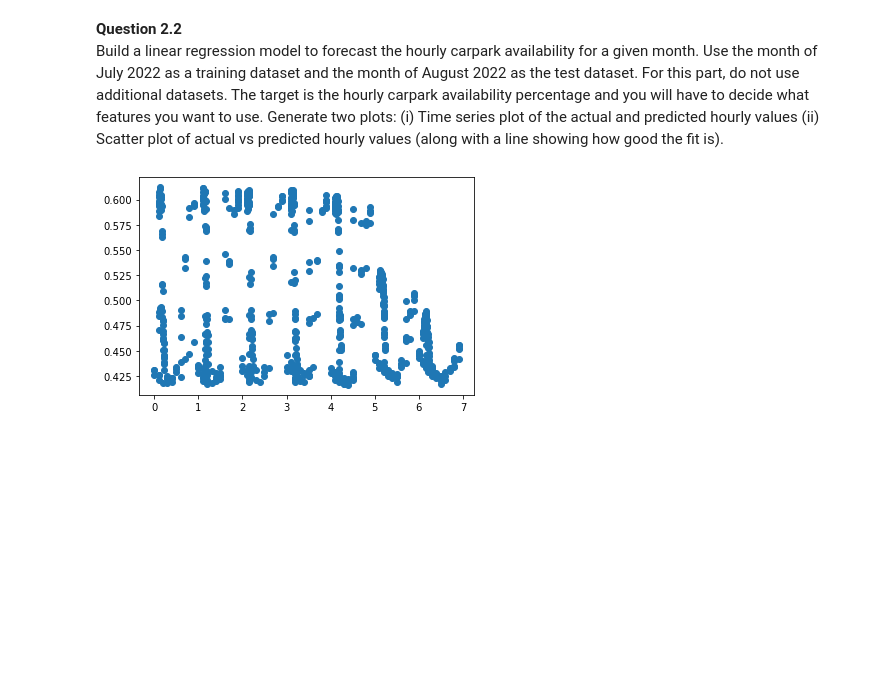
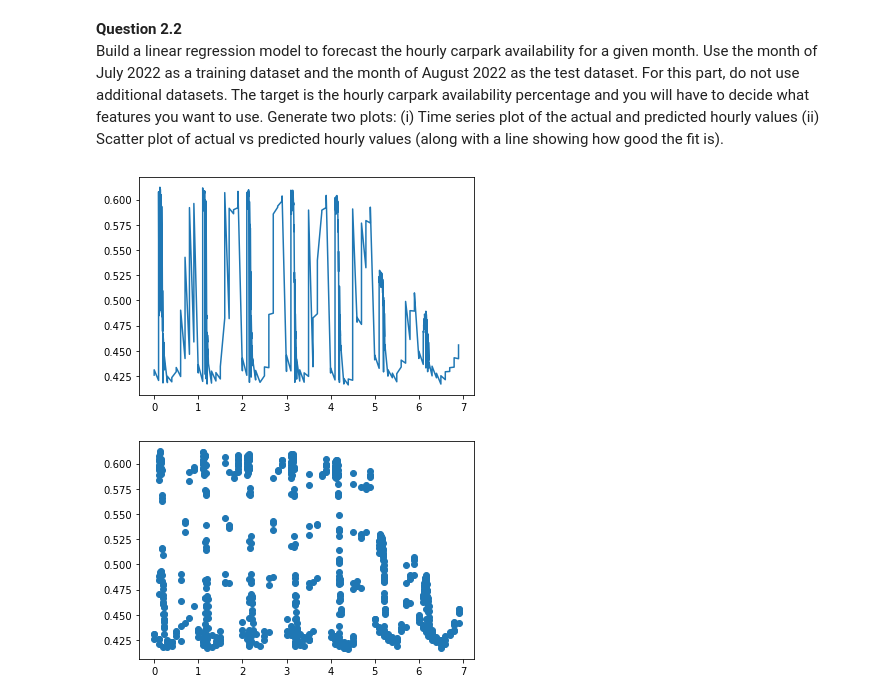
Before and after one commit to EthanWong2212/EE4211_Proj, a Jupyter notebook: part2.ipynb, the cells around one changed output. Saved outputs shown, nothing was run; the diff lists cells and outputs as text; code cells hidden in the pictures; blank space fills up the shorter version.

```diff
--- a/part2.ipynb
+++ b/part2.ipynb
@@ -140,3 +144,8 @@ train_x = np.array(train_x)
+# %%
+plt.plot(train_x,train_y)
+plt.show()
+# %% [output]
+[figure, added]
 # %%
 plt.scatter(train_x,train_y)
 plt.show()
```
Also changed, not shown: parts of 7 cells of this notebook.
